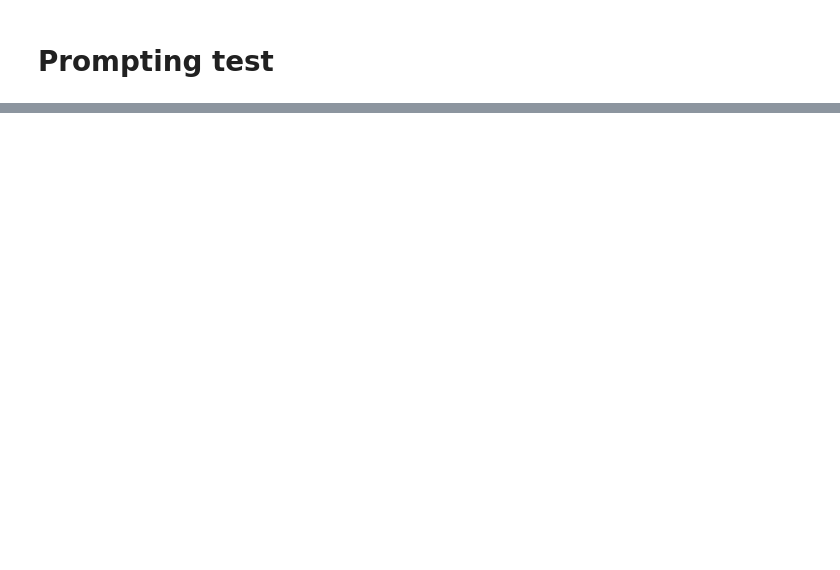
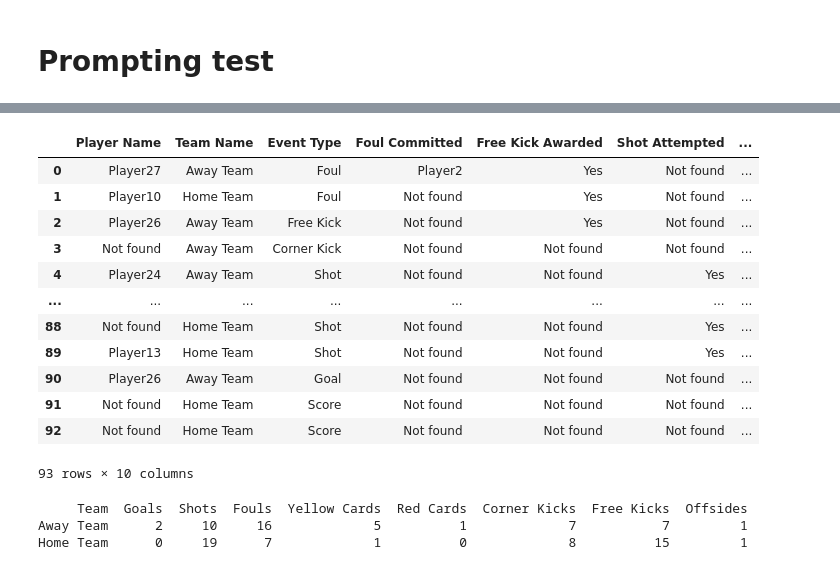
Before and after one commit to McHarold404/TableGEN, a Jupyter notebook: livesum.ipynb, the cells around one changed output, grey strips where cells are left out. Drawn from its saved outputs; the diff is of its cells as text; code cells hidden in the pictures; blank space fills up the shorter version.

Commit message:
updated livesum

```diff
--- a/livesum.ipynb
+++ b/livesum.ipynb
@@ -98,0 +102,8 @@ The final score is Home Team 0 - 3 Away Team.
+# %%
+with open('./model_outputs/gpt_livesum_test/atomic_each.txt', 'w') as f:
+    f.write(atomic_out)
+# %%
+with open('./model_outputs/gpt_livesum_test/atomic_each.txt', 'r') as f:
+    atomic_text = f.read()
+header_out = ask_chatgpt(text=atomic_text,prompt_path="prompts/livesum_header.txt")
+print(header_out)
@@ -98,0 +128,11 @@ The final score is Home Team 0 - 3 Away Team.
+# %%
+with open('./model_outputs/gpt_livesum_test/header_each.txt', 'w') as f:
+    f.write(header_out)
+# %%
+with open('./model_outputs/gpt_livesum_test/header_each.txt', 'r') as f:
+    header_text = f.read()
+with open('./model_outputs/gpt_livesum_test/atomic_each.txt', 'r') as f:
+    atomic_text = f.read()
+input_text = header_text + '\n' + atomic_text
+output_table = ask_chatgpt(text=input_text,prompt_path="prompts/livesum_table.txt")
+print(output_table)
@@ -98,0 +157,22 @@ The final score is Home Team 0 - 3 Away Team.
+# %%
+convert_to_df(output_table)
+# %% [output]
+|  | Player Name | Team Name | Event Type | Foul Committed | Free Kick Awarded | Shot Attempted | ... |
+| 0 | Player27 | Away Team | Foul | Player2 | Yes | Not found | ... |
+| 1 | Player10 | Home Team | Foul | Not found | Yes | Not found | ... |
+| 2 | Player26 | Away Team | Free Kick | Not found | Yes | Not found | ... |
+| 3 | Not found | Away Team | Corner Kick | Not found | Not found | Not found | ... |
+| 4 | Player24 | Away Team | Shot | Not found | Not found | Yes | ... |
+| ... | ... | ... | ... | ... | ... | ... | ... |
+| 88 | Not found | Home Team | Shot | Not found | Not found | Yes | ... |
+| 89 | Player13 | Home Team | Shot | Not found | Not found | Yes | ... |
+| 90 | Player26 | Away Team | Goal | Not found | Not found | Not found | ... |
+| 91 | Not found | Home Team | Score | Not found | Not found | Not found | ... |
+| 92 | Not found | Home Team | Score | Not found | Not found | Not found | ... |
+93 rows × 10 columns
+# %%
+print(df_table.to_string(index=False))
+# %% [output]
+     Team  Goals  Shots  Fouls  Yellow Cards  Red Cards  Corner Kicks  Free Kicks  Offsides
+Away Team      2     10     16             5          1             7           7         1
+Home Team      0     19      7             1          0             8          15         1
```
Also changed, not shown: parts of 10 cells of this notebook, 4 other files.
